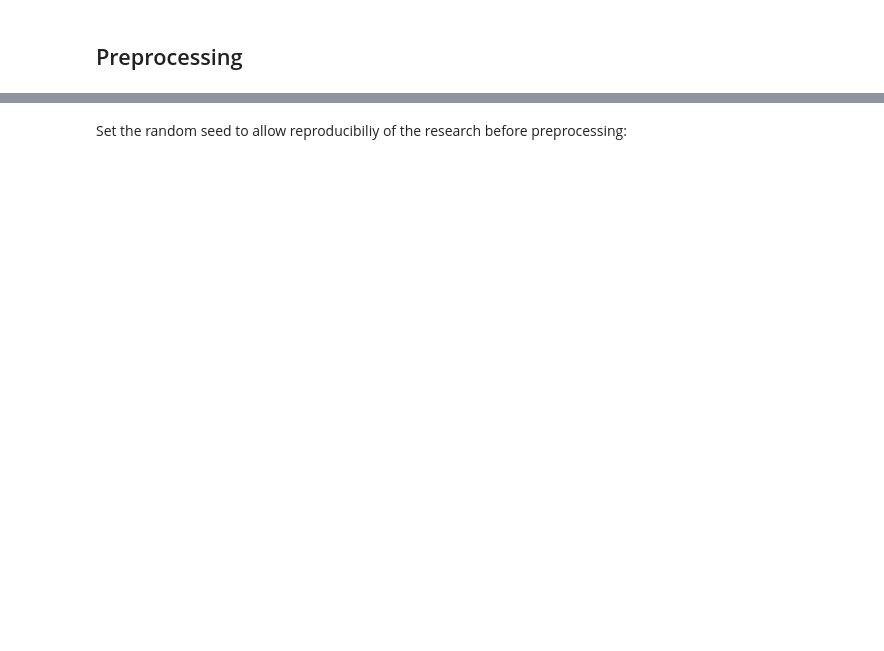
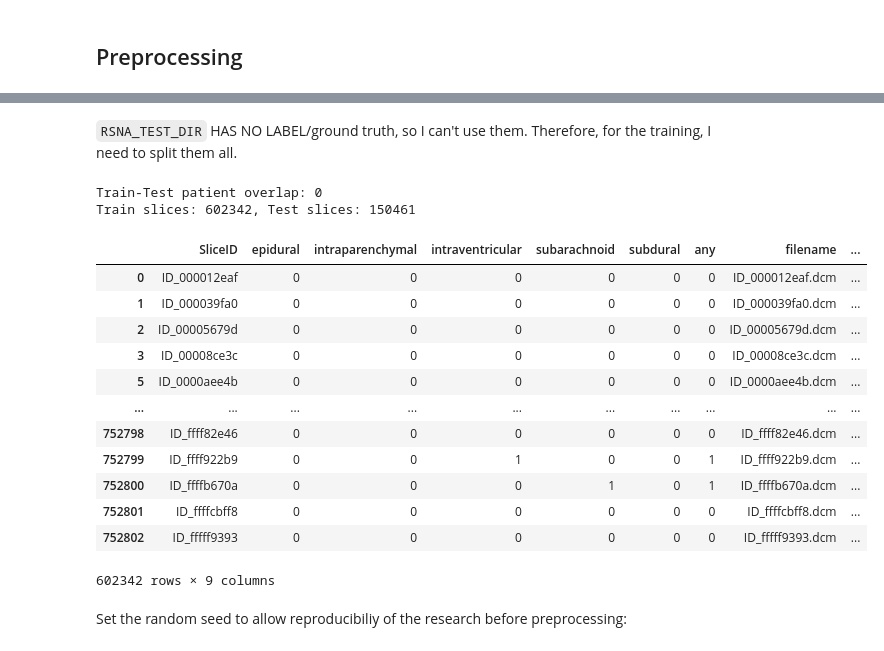
Before and after one commit to azhar-rafiq/thesis-xai, a Jupyter notebook: thesis.ipynb, the cells around one changed output, grey strips where cells are left out. Cells and saved outputs as stored; diff of their text form; code cells hidden in the pictures; blank space fills up the shorter version.

```diff
--- a/thesis.ipynb
+++ b/thesis.ipynb
@@ -433,0 +639,11 @@ aa
+# %%
+#pivot to wide format
+labels_wide = labels_rsna_df.pivot(index='SliceID', columns='SubType', values='Label').reset_index()
+
+#reorder columns
+label_cols = ['epidural', 'intraparenchymal', 'intraventricular', 'subarachnoid', 'subdural', 'any']
+labels_wide = labels_wide[['SliceID'] + label_cols]
+
+print(labels_wide.head())
+print(f"Total slices: {len(labels_wide)}")
+print(f"Hemorrhage positive: {labels_wide['any'].sum()}")
@@ -434,3 +682,48 @@ aa
+# %% [markdown]
+`RSNA_TEST_DIR` HAS NO LABEL/ground truth, so I can't use them. Therefore, for the training, I need to split them all.
+# %%
+
+dicom_index = df
+#only select from original train dataset
+dicom_index = dicom_index[dicom_index['split'] == 'train']
+
+#merge with labels to get PatientID per slice
+labels_wide['filename'] = labels_wide['SliceID'] + '.dcm'
+labels_with_patient = labels_wide.merge(dicom_index[['filename', 'PatientID']], on='filename', how='left')
+
+#split by patient, not by slice
+from sklearn.model_selection import GroupShuffleSplit
+
+gss = GroupShuffleSplit(n_splits=1, test_size=0.2, random_state=42)
+train_idx, test_idx = next(gss.split(labels_with_patient, groups=labels_with_patient['PatientID']))
+
+train_df = labels_with_patient.iloc[train_idx]
+test_df = labels_with_patient.iloc[test_idx]
+
+#verify no overlap
+train_patients = set(train_df['PatientID'])
+test_patients = set(test_df['PatientID'])
+print(f"Train-Test patient overlap: {len(train_patients & test_patients)}")
+print(f"Train slices: {len(train_df)}, Test slices: {len(test_df)}")
+# %% [output]
+Train-Test patient overlap: 0
+Train slices: 602342, Test slices: 150461
+# %%
+train_df
+# %% [output]
+|  | SliceID | epidural | intraparenchymal | intraventricular | subarachnoid | subdural | any | filename | ... |
+| 0 | ID_000012eaf | 0 | 0 | 0 | 0 | 0 | 0 | ID_000012eaf.dcm | ... |
+| 1 | ID_000039fa0 | 0 | 0 | 0 | 0 | 0 | 0 | ID_000039fa0.dcm | ... |
+| 2 | ID_00005679d | 0 | 0 | 0 | 0 | 0 | 0 | ID_00005679d.dcm | ... |
+| 3 | ID_00008ce3c | 0 | 0 | 0 | 0 | 0 | 0 | ID_00008ce3c.dcm | ... |
+| 5 | ID_0000aee4b | 0 | 0 | 0 | 0 | 0 | 0 | ID_0000aee4b.dcm | ... |
+| ... | ... | ... | ... | ... | ... | ... | ... | ... | ... |
+| 752798 | ID_ffff82e46 | 0 | 0 | 0 | 0 | 0 | 0 | ID_ffff82e46.dcm | ... |
+| 752799 | ID_ffff922b9 | 0 | 0 | 1 | 0 | 0 | 1 | ID_ffff922b9.dcm | ... |
+| 752800 | ID_ffffb670a | 0 | 0 | 0 | 1 | 0 | 1 | ID_ffffb670a.dcm | ... |
+| 752801 | ID_ffffcbff8 | 0 | 0 | 0 | 0 | 0 | 0 | ID_ffffcbff8.dcm | ... |
+| 752802 | ID_fffff9393 | 0 | 0 | 0 | 0 | 0 | 0 | ID_fffff9393.dcm | ... |
+602342 rows × 9 columns
 # %% [markdown]
 Set the random seed to allow reproducibiliy of the research before preprocessing:
 # %%
```
Also changed, not shown: parts of 45 cells of this notebook, 2 other files.
